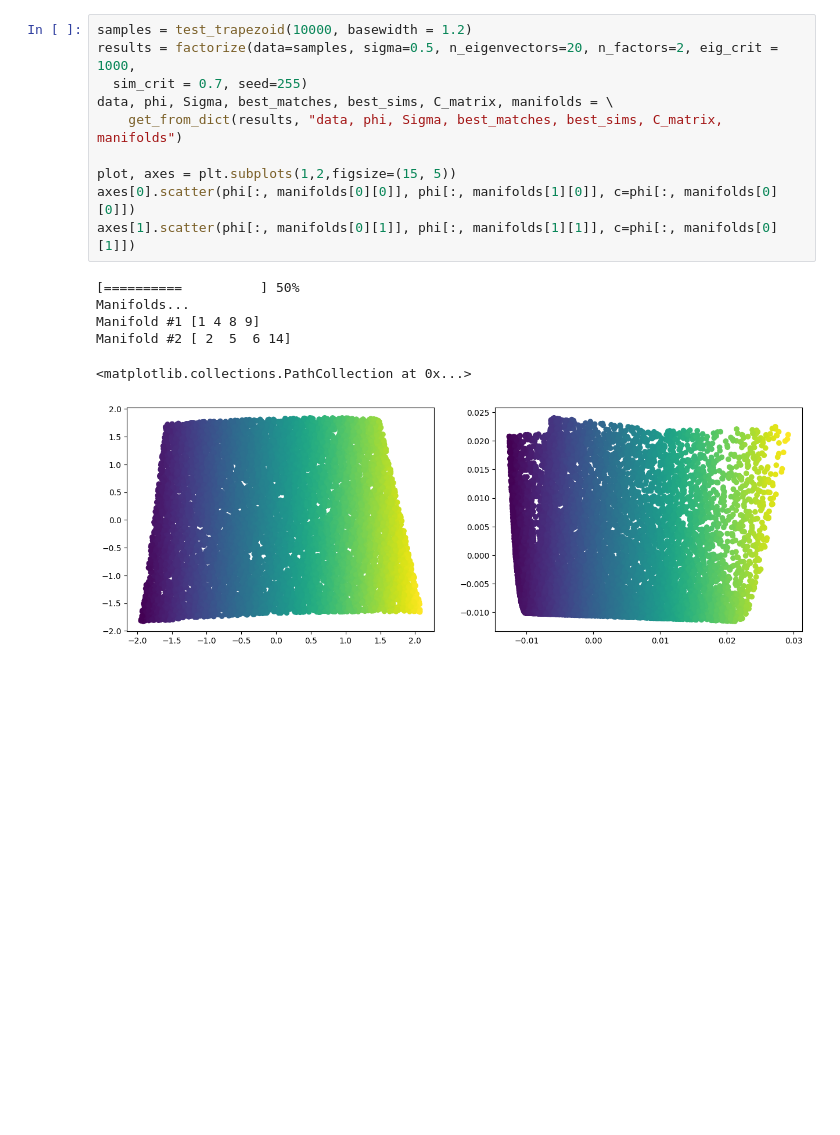
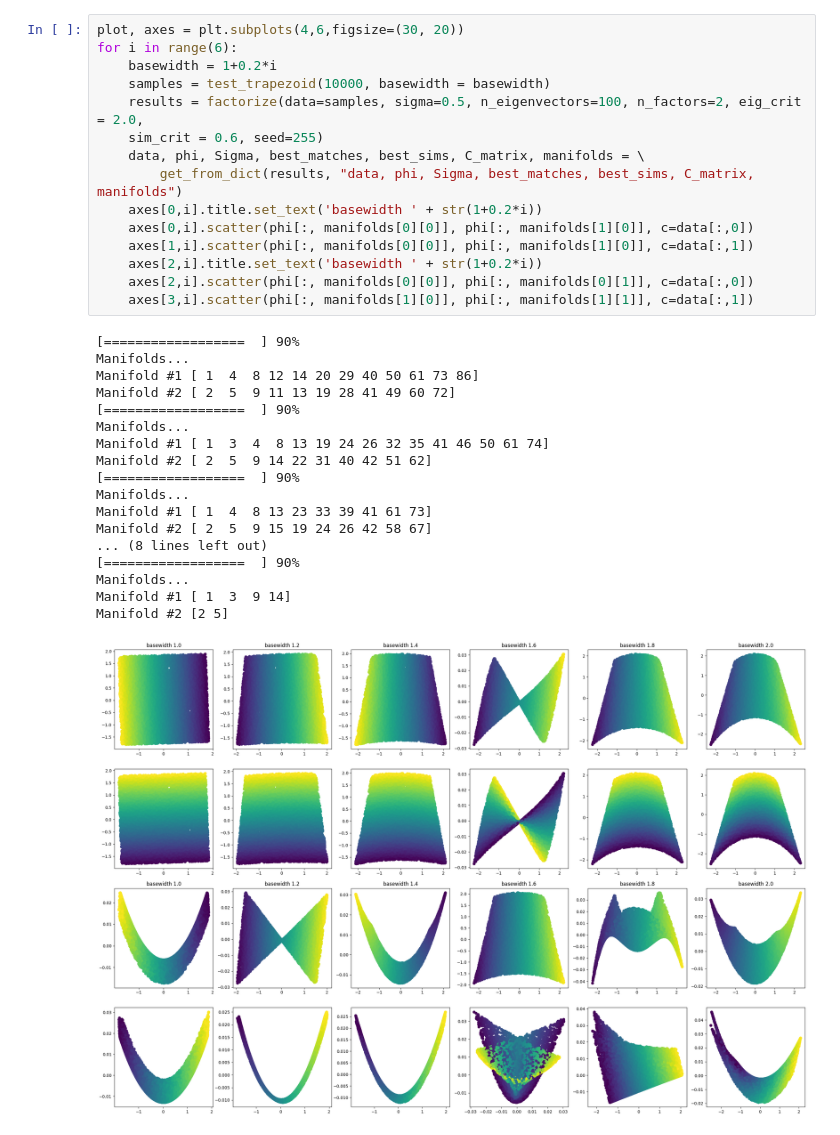
Before and after one commit to nephanth/DSC291-project, a Jupyter notebook: trapezoid-tests.ipynb, the cells around one changed output. Saved outputs shown, nothing was run; the diff lists cells and outputs as text; blank space fills up the shorter version.

Commit message:
updated trapezoid tests

```diff
--- a/trapezoid-tests.ipynb
+++ b/trapezoid-tests.ipynb
@@ -24,19 +25,36 @@ def test_trapezoid(n_samples, topwidth=1, basewidth=1):
     samples[~intriangles] = rectangle_points
     return samples
 # %%
-samples = test_trapezoid(10000, basewidth = 1.2)
-results = factorize(data=samples, sigma=0.5, n_eigenvectors=20, n_factors=2, eig_crit = 1000,
-  sim_crit = 0.7, seed=255)
-data, phi, Sigma, best_matches, best_sims, C_matrix, manifolds = \
-    get_from_dict(results, "data, phi, Sigma, best_matches, best_sims, C_matrix, manifolds")
-
-plot, axes = plt.subplots(1,2,figsize=(15, 5))
-axes[0].scatter(phi[:, manifolds[0][0]], phi[:, manifolds[1][0]], c=phi[:, manifolds[0][0]])
-axes[1].scatter(phi[:, manifolds[0][1]], phi[:, manifolds[1][1]], c=phi[:, manifolds[0][1]])
+plot, axes = plt.subplots(4,6,figsize=(30, 20))
+for i in range(6):
+    basewidth = 1+0.2*i
+    samples = test_trapezoid(10000, basewidth = basewidth)
+    results = factorize(data=samples, sigma=0.5, n_eigenvectors=100, n_factors=2, eig_crit = 2.0,
+    sim_crit = 0.6, seed=255)
+    data, phi, Sigma, best_matches, best_sims, C_matrix, manifolds = \
+        get_from_dict(results, "data, phi, Sigma, best_matches, best_sims, C_matrix, manifolds")
+    axes[0,i].title.set_text('basewidth ' + str(1+0.2*i))
+    axes[0,i].scatter(phi[:, manifolds[0][0]], phi[:, manifolds[1][0]], c=data[:,0])
+    axes[1,i].scatter(phi[:, manifolds[0][0]], phi[:, manifolds[1][0]], c=data[:,1])
+    axes[2,i].title.set_text('basewidth ' + str(1+0.2*i))
+    axes[2,i].scatter(phi[:, manifolds[0][0]], phi[:, manifolds[0][1]], c=data[:,0])
+    axes[3,i].scatter(phi[:, manifolds[1][0]], phi[:, manifolds[1][1]], c=data[:,1])
 # %% [output]
-[==========          ] 50%
+[==================  ] 90%
 Manifolds...
-Manifold #1 [1 4 8 9]
-Manifold #2 [ 2  5  6 14]
+Manifold #1 [ 1  4  8 12 14 20 29 40 50 61 73 86]
+Manifold #2 [ 2  5  9 11 13 19 28 41 49 60 72]
+[==================  ] 90%
+Manifolds...
+Manifold #1 [ 1  3  4  8 13 19 24 26 32 35 41 46 50 61 74]
+Manifold #2 [ 2  5  9 14 22 31 40 42 51 62]
+[==================  ] 90%
+Manifolds...
+Manifold #1 [ 1  4  8 13 23 33 39 41 61 73]
+Manifold #2 [ 2  5  9 15 19 24 26 42 58 67]
+... (8 lines left out)
+[==================  ] 90%
+Manifolds...
+Manifold #1 [ 1  3  9 14]
+Manifold #2 [2 5]
-<matplotlib.collections.PathCollection at 0x...>
-[figure, old version]
+[figure, new version]
```
Also changed, not shown: parts of 2 cells of this notebook.
